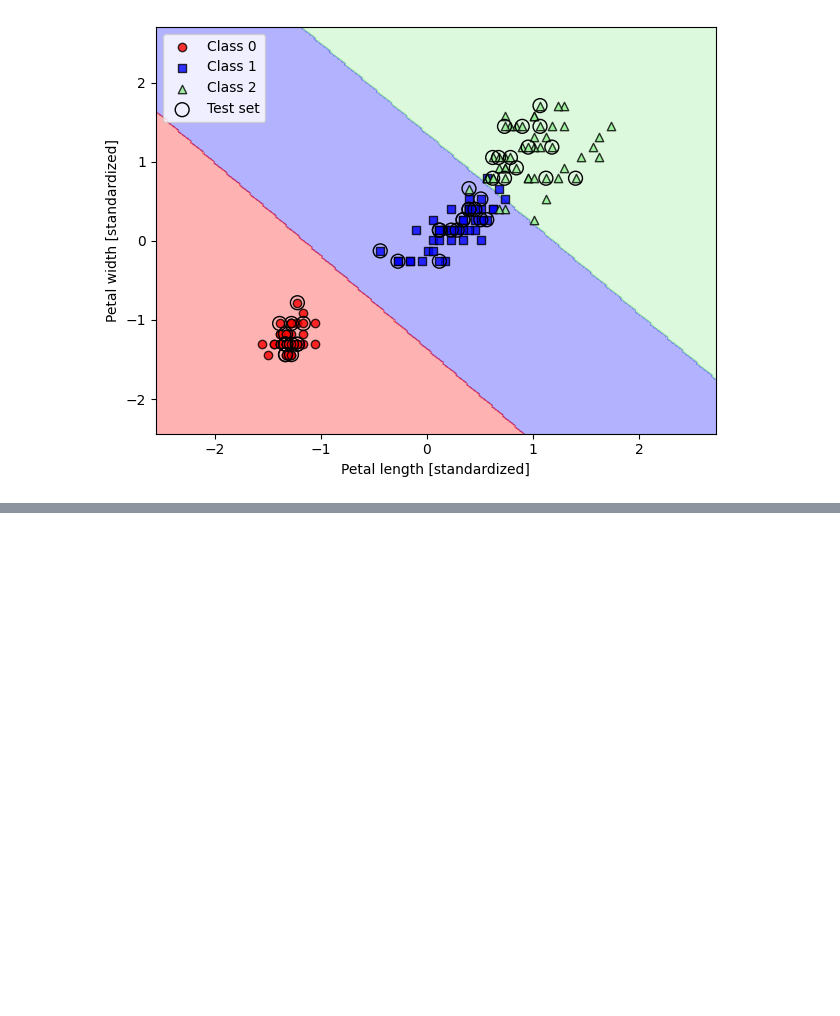
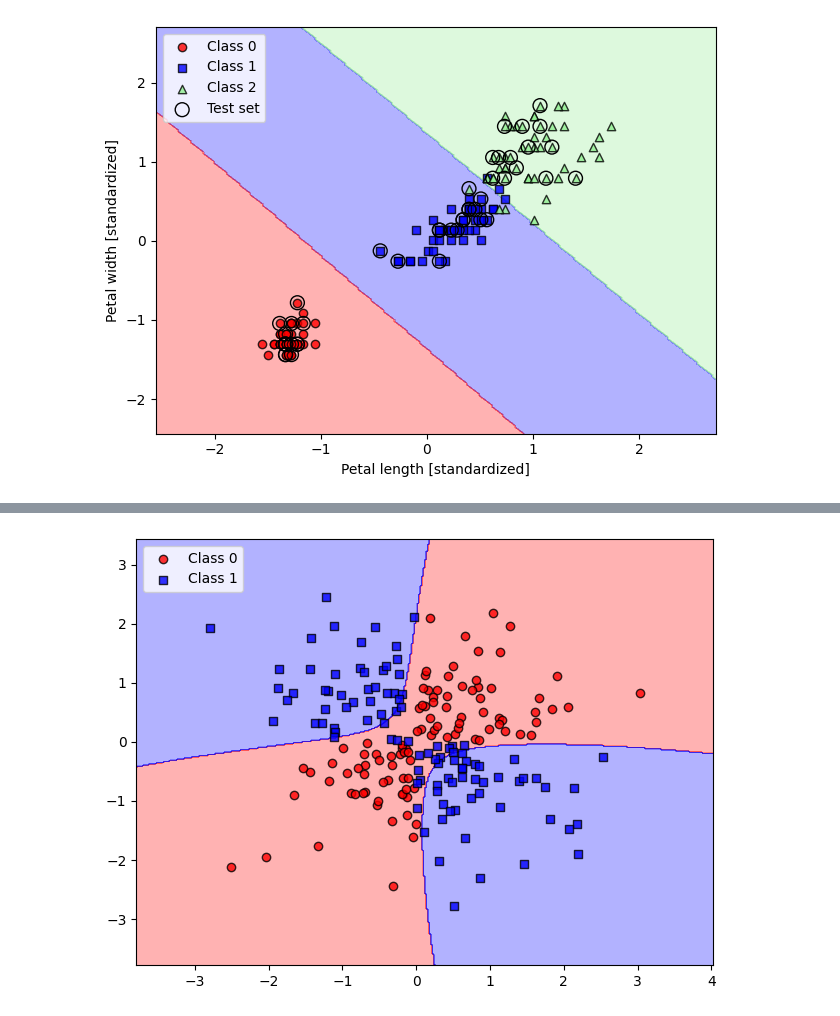
Before and after one commit to LuchoValr/machine_sebastian, a Jupyter notebook: Cap3.ipynb, the cells around one changed output, grey strips where cells are left out. Drawn from its saved outputs; the diff is of its cells as text; code cells hidden in the pictures; blank space fills up the shorter version.

```diff
--- a/Cap3.ipynb
+++ b/Cap3.ipynb
@@ -374,0 +407,12 @@ plt.show()
+# %%
+#The 𝛾𝛾 parameter, which we set to gamma=0.1, can be understood as a cut-off parameter for the Gaussian sphere.
+#If we increase the value for 𝛾𝛾, we increase the influence or reach of the training examples,
+#which leads to a tighter and bumpier decision boundary
+svm = SVC(kernel='rbf', random_state=1, gamma=0.10, C=10.0)
+svm.fit(X_xor, y_xor)
+plot_decision_regions(X_xor, y_xor, classifier=svm)
+plt.legend(loc='upper left')
+plt.tight_layout()
+plt.show()
+# %% [output]
+[figure, added]
```
Also changed, not shown: parts of 13 cells of this notebook.
